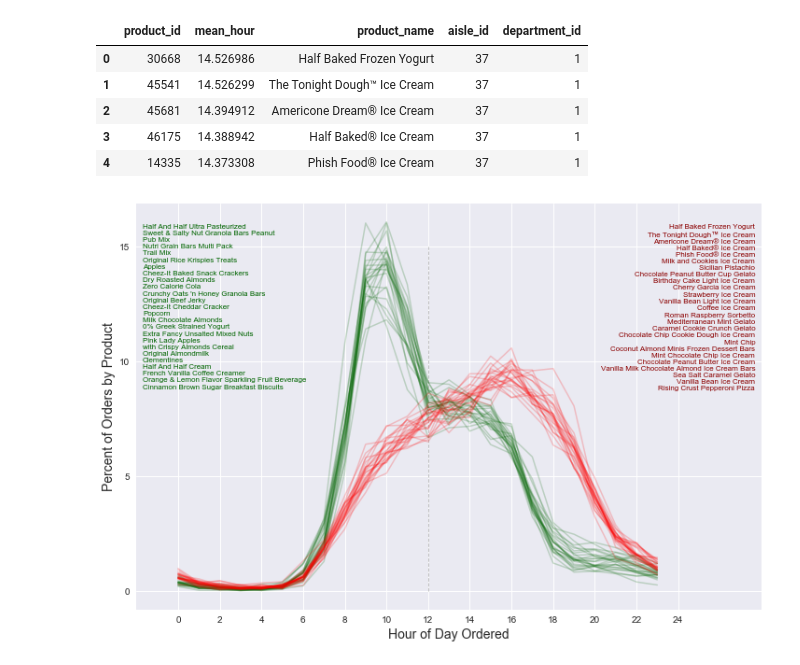
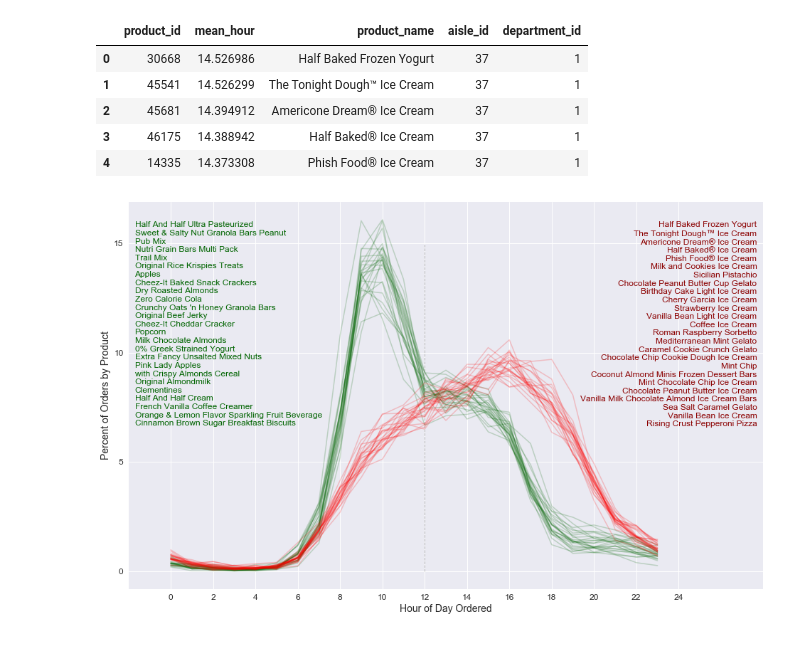
Before and after one commit to khsio/project_kojak, a Jupyter notebook: Project_Kojak_EDA.ipynb, the cells around one changed output. Drawn from its saved outputs; the diff is of its cells as text; code cells hidden in the pictures.

```diff
--- a/Project_Kojak_EDA.ipynb
+++ b/Project_Kojak_EDA.ipynb
@@ -718,7 +718,7 @@ afternoon_product_names = '\n'.join(afternoon_product_names)
 morning_product_names = morning_product_names.replace('Variety Pack ', '')
 # %%
 # Figure Size
-fig, ax = plt.subplots(figsize=(12, 8))
+fig, ax = plt.subplots(figsize=(16, 10))
 
 # Plot
 morning_pct.groupby('product_id').plot(x='order_hour_of_day',
@@ -743,33 +743,33 @@ afternoon_pct.groupby('product_id').plot(x='order_hour_of_day',
 plt.margins(x=0.5, y=0.05)
 
 # Hide spines
 for spine in ax.spines.values():
     spine.set_visible(False)
 
 # Labels
 label_font_size = 14
 plt.xlabel('Hour of Day Ordered', fontsize=label_font_size)
 plt.ylabel('Percent of Orders by Product', fontsize=label_font_size)
 
 # Tick Range
-tick_font_size = 10
+tick_font_size = 12
 ax.tick_params(labelsize=tick_font_size)
 plt.xticks(range(0, 25, 2))
 plt.yticks(range(0, 16, 5))
 plt.xlim([-2, 28])
 
 # Vertical line at noon
 plt.vlines(x=12, ymin=0, ymax=15, alpha=0.5, color='gray', linestyle='dashed', linewidth=1.0)
 
 # Text
-text_font_size = 8
+text_font_size = 12
 ax.text(0.01, 0.95, morning_product_names,
         verticalalignment='top', horizontalalignment='left',
         transform=ax.transAxes,
         color='darkgreen', fontsize=text_font_size)
 ax.text(0.99, 0.95, afternoon_product_names,
         verticalalignment='top', horizontalalignment='right',
         transform=ax.transAxes,
         color='darkred', fontsize=text_font_size);
 # %% [output]
-[figure, old version]
+[figure, new version]
```
